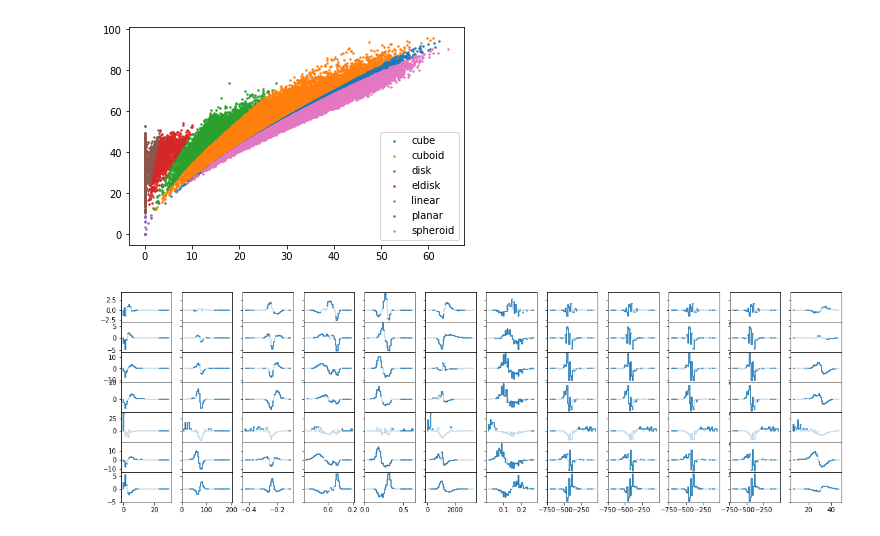
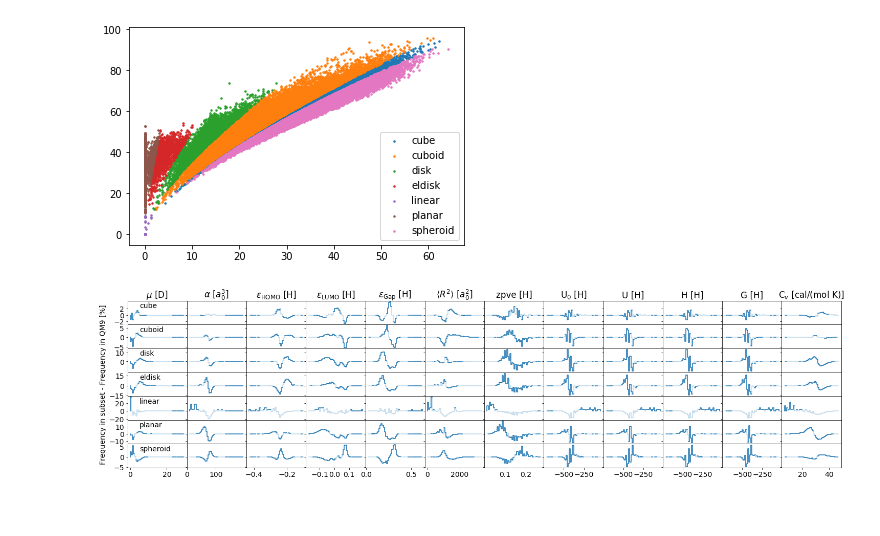
Before and after one commit to ferchault/planarity, a Jupyter notebook: notebooks/QM9vsProperties.ipynb, the cells around one changed output. Saved outputs shown, nothing was run; the diff lists cells and outputs as text; code cells hidden in the pictures; blank space fills up the shorter version.

Commit message:
QM9 properties, closes #1

```diff
--- a/notebooks/QM9vsProperties.ipynb
+++ b/notebooks/QM9vsProperties.ipynb
@@ -2,3 +2,8 @@
 import pandas as pd
 import numpy as np
 import matplotlib.pyplot as plt
+import matplotlib as mpl
+font = {'family' : 'nomal',
+            'weight' : 'normal',
+            'size'   : 14}
+mpl.rc('font', **font)
@@ -78,13 +81,38 @@ def plot_into_count(ax, column, targetshape, nbins=50):
         delta[mask] = np.nan
         visdelta, _ = stepify(delta, bins)
         ax.plot(baselineplotbins, visdelta, label=name, color='#1f77b4')
-# %%
-relevant_properties = 'dipole polarizability homo lumo gap extent zpve internalzero internalfinite enthalpy freeenergy heatcap'.split()
-relevant_shapes = 'cube cuboid disk eldisk linear planar spheroid'.split()
-f, axs = plt.subplots(len(relevant_shapes), len(relevant_properties), figsize=(20, 6), sharex='col', sharey='row')
-for shapeid, shape in enumerate(relevant_shapes):
-    for propertyid, propertyvalue in enumerate(relevant_properties):
-        plot_into_count(axs[shapeid, propertyid], propertyvalue, shape)
-plt.subplots_adjust(wspace=0.2, hspace=0.0)
-# %% [output]
-[figure, removed]
+# %%
+relevant_properties = 'dipole polarizability homo lumo gap extent zpve internalzero internalfinite enthalpy freeenergy heatcap'.split()
+PROPLABELS={'dipole': r'$\mu$ [D]', 'polarizability': r'$\alpha$ [$a_0^3$]', 'homo': r'$\epsilon_\mathrm{HOMO}$ [H]', 'lumo': r'$\epsilon_\mathrm{LUMO}$ [H]', 'gap': r'$\epsilon_\mathrm{Gap}$ [H]', 'extent': r'$\langle R^2\rangle$ [$a_0^2$]',
+           'zpve': 'zpve [H]', 'internalzero': r'U$_0$ [H]', 'internalfinite': r'U [H]', 'enthalpy': r'H [H]', 'freeenergy': r'G [H]', 'heatcap': r'C$_v$ [cal/(mol K)]'}
+relevant_shapes = 'cube cuboid disk eldisk linear planar spheroid'.split()
+f, axs = plt.subplots(len(relevant_shapes), len(relevant_properties), figsize=(25, 6), sharex='col', sharey='row')
+for shapeid, shape in enumerate(relevant_shapes):
+    axs[shapeid, 0].annotate(s=shape, xy=(0.2, 0.7), xycoords='axes fraction', horizontalalignment='left')
+
+    for propertyid, propertyvalue in enumerate(relevant_properties):
+        if shape == 'spheroid':
+            try:
+                axs[0, propertyid].set_title(PROPLABELS[propertyvalue])
+            except:
+                print (PROPLABELS[propertyvalue])
+                raise
+        plot_into_count(axs[shapeid, propertyid], propertyvalue, shape)
+
+axs[3, 0].set_ylabel('Frequency in subset - Frequency in QM9 [%]')
+axs[relevant_shapes.index('cube'), 0].set_yticks([ -2, 0, 2, ])
+axs[relevant_shapes.index('cuboid'), 0].set_yticks([ -5, 0, 5, ])
+axs[relevant_shapes.index('disk'), 0].set_yticks([  0, 10, ])
+axs[relevant_shapes.index('eldisk'), 0].set_yticks([ -15, 0, 15, ])
+axs[relevant_shapes.index('linear'), 0].set_yticks([ -20, 0, 20, ])
+axs[relevant_shapes.index('planar'), 0].set_yticks([ -10, 0, 10, ])
+axs[relevant_shapes.index('spheroid'), 0].set_yticks([ -5, 0, 5, ])
+
+axs[relevant_shapes.index('spheroid'), relevant_properties.index('polarizability')].set_xticks([ 0, 100 ])
+axs[relevant_shapes.index('spheroid'), relevant_properties.index('lumo')].set_xticks([ -0.1, 0, 0.1 ])
+for col in 'internalzero internalfinite enthalpy freeenergy'.split():
+    axs[relevant_shapes.index('spheroid'), relevant_properties.index(col)].set_xticks([ -500, -250 ])
+plt.subplots_adjust(wspace=0.0, hspace=0.0)
+plt.savefig('propertygrid.pdf', bbox_inches='tight')
+# %% [output]
+[figure, added]
```
Also changed, not shown: parts of 2 cells of this notebook, 1 other file.
